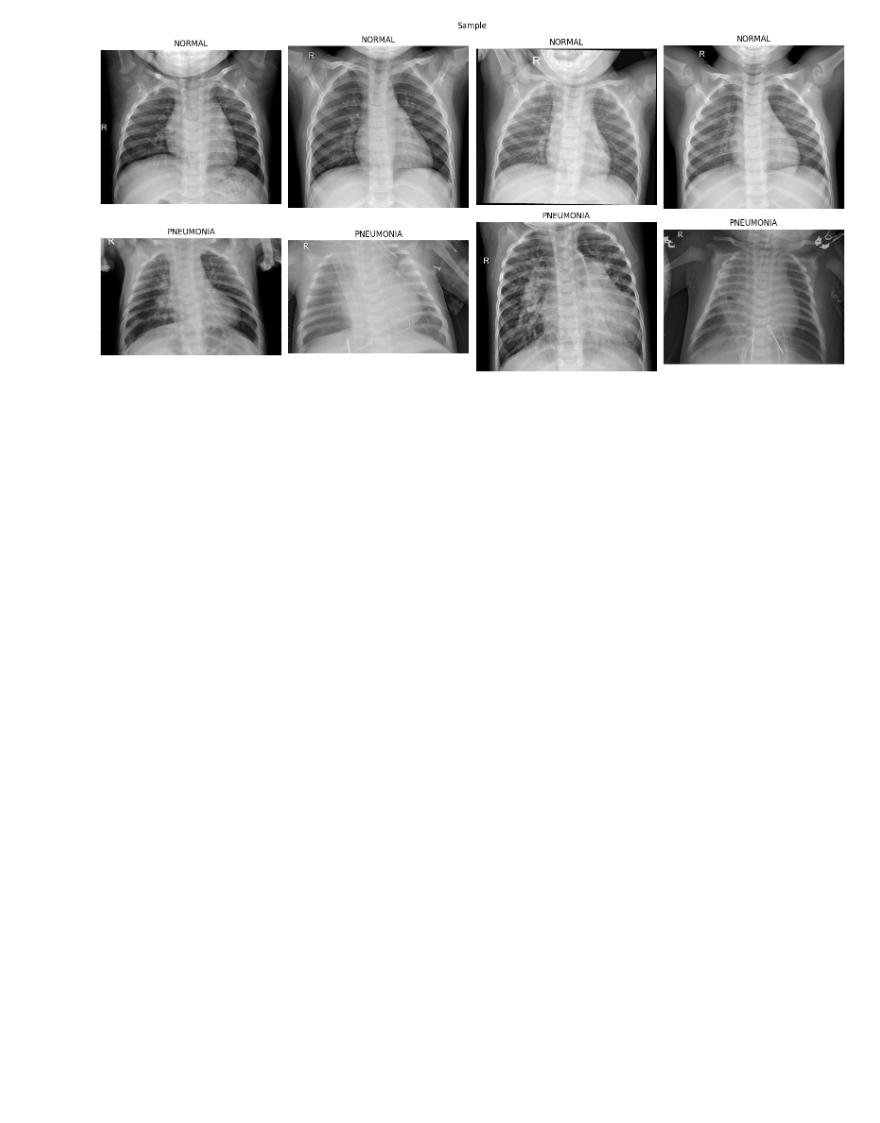
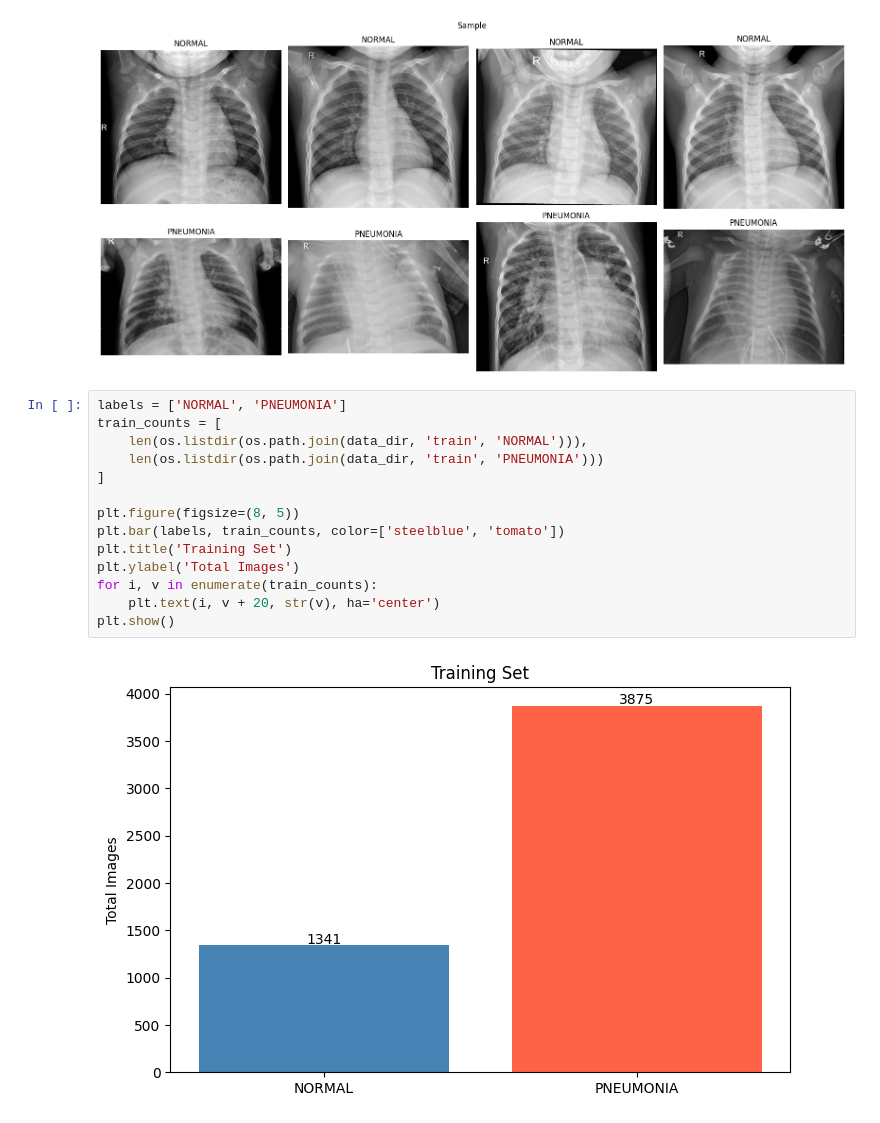
Before and after one commit to farhadnuri/chest-x-ray-cnn-model, a Jupyter notebook: model/CNN-Model.ipynb, the cells around one changed output. Saved outputs shown, nothing was run; the diff lists cells and outputs as text; blank space fills up the shorter version.

```diff
--- a/model/CNN-Model.ipynb
+++ b/model/CNN-Model.ipynb
@@ -79,3 +79,19 @@ plt.tight_layout()
 plt.show()
 # %% [output]
 [figure]
+# %%
+labels = ['NORMAL', 'PNEUMONIA']
+train_counts = [
+    len(os.listdir(os.path.join(data_dir, 'train', 'NORMAL'))),
+    len(os.listdir(os.path.join(data_dir, 'train', 'PNEUMONIA')))
+]
+
+plt.figure(figsize=(8, 5))
+plt.bar(labels, train_counts, color=['steelblue', 'tomato'])
+plt.title('Training Set')
+plt.ylabel('Total Images')
+for i, v in enumerate(train_counts):
+    plt.text(i, v + 20, str(v), ha='center')
+plt.show()
+# %% [output]
+[figure, added]
```
Also changed, not shown: parts of 2 cells of this notebook, 1 other file.
